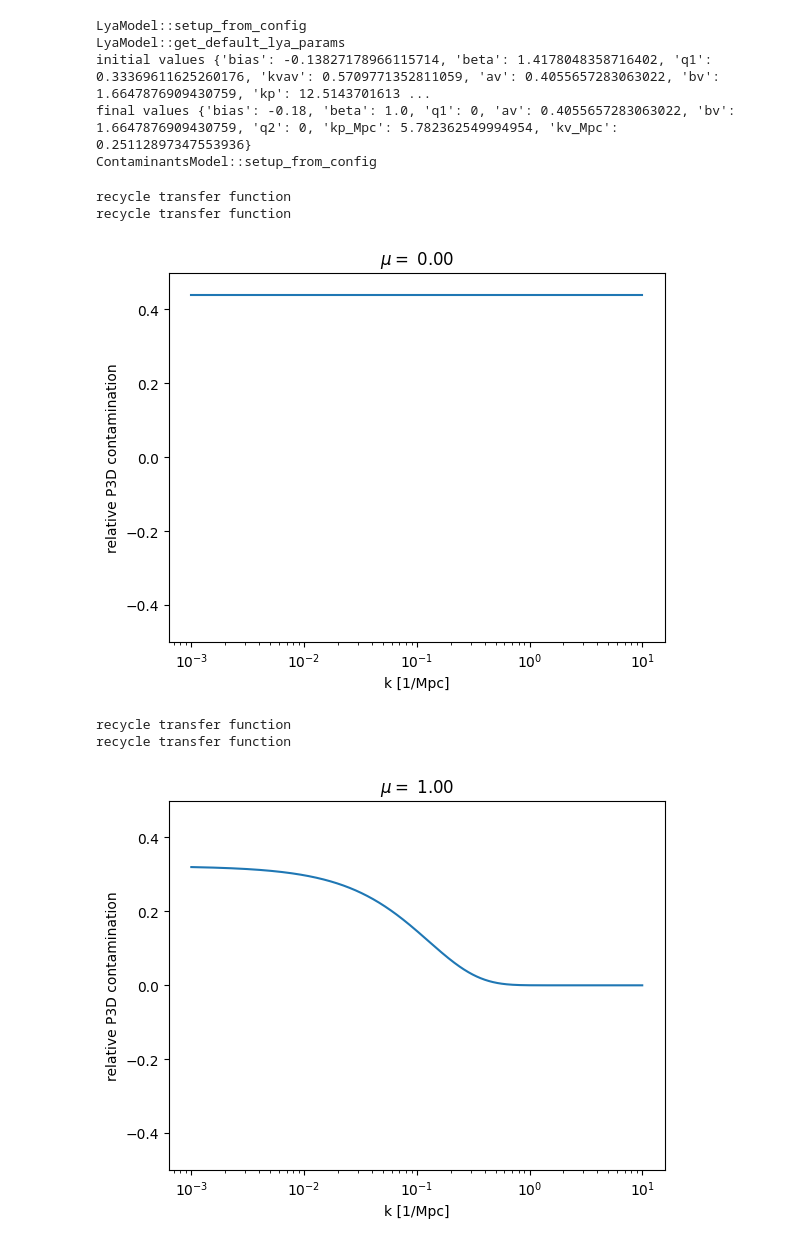
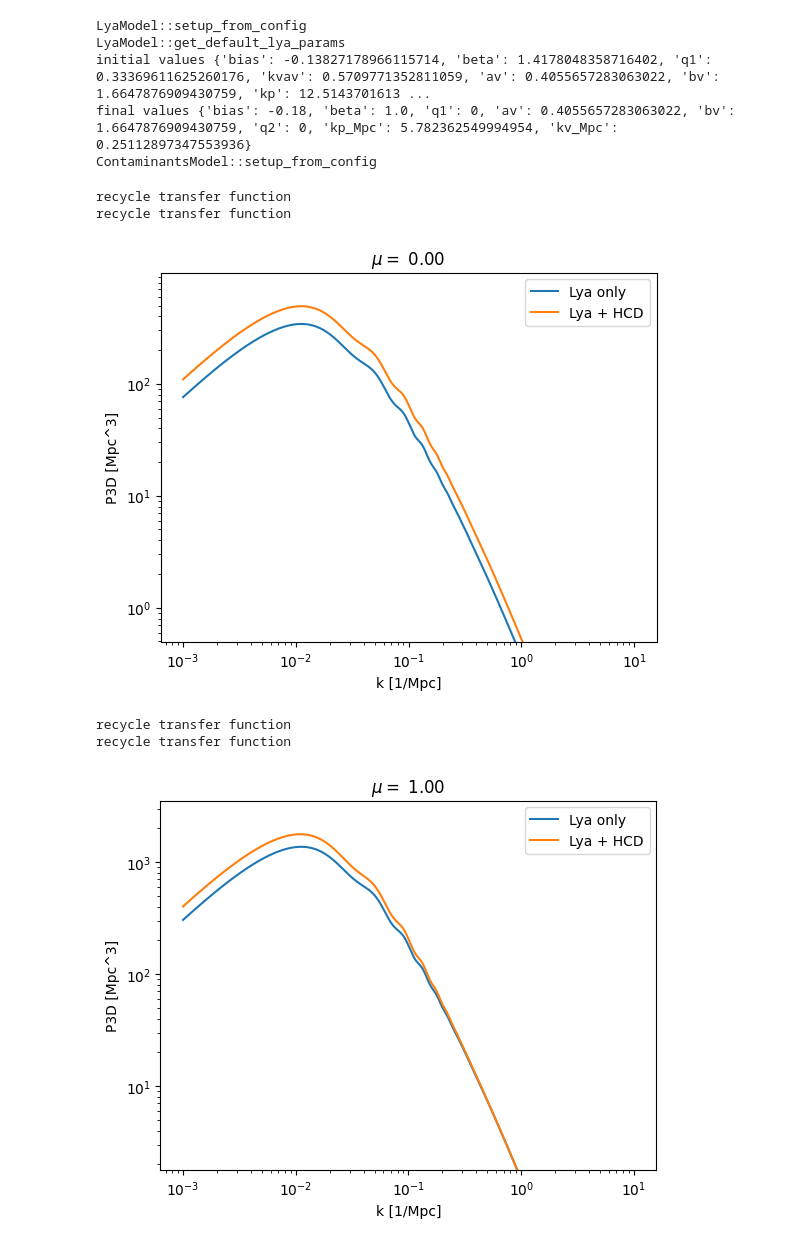
Before and after one commit to andreufont/astrid_hcd, a Jupyter notebook: MW11model/Comparisons/model_hcd_lucia.ipynb, the cells around one changed output. Saved outputs shown, nothing was run; the diff lists cells and outputs as text; code cells hidden in the pictures.

```diff
--- a/MW11model/Comparisons/model_hcd_lucia.ipynb
+++ b/MW11model/Comparisons/model_hcd_lucia.ipynb
@@ -59,14 +78,14 @@ def compare_p3d(mu, relative=False):
     plt.xlabel('k [1/Mpc]')
     plt.title(r'$\mu =$ {:.2f}'.format(mu))
 # %%
-compare_p3d(mu=0.0, relative=True)
+compare_p3d(mu=0.0, relative=False)
 # %% [output]
 recycle transfer function
 recycle transfer function
-[figure, old version]
+[figure, new version]
 # %%
-compare_p3d(mu=1.0, relative=True)
+compare_p3d(mu=1.0, relative=False)
 # %% [output]
 recycle transfer function
 recycle transfer function
-[figure, old version]
+[figure, new version]
```
Also changed, not shown: parts of 1 cell of this notebook, 1 other file.
